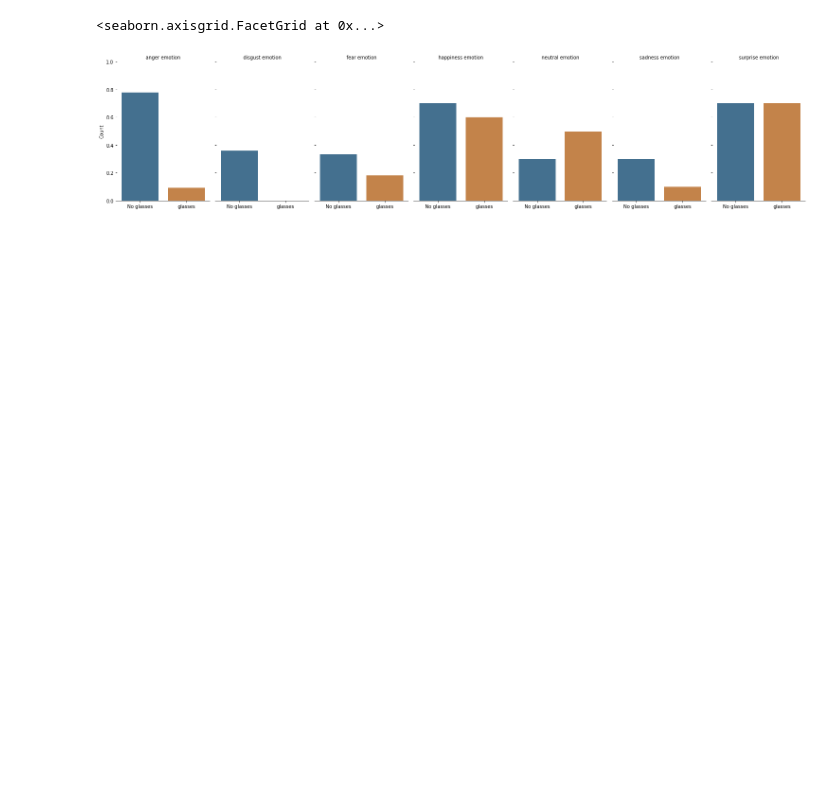
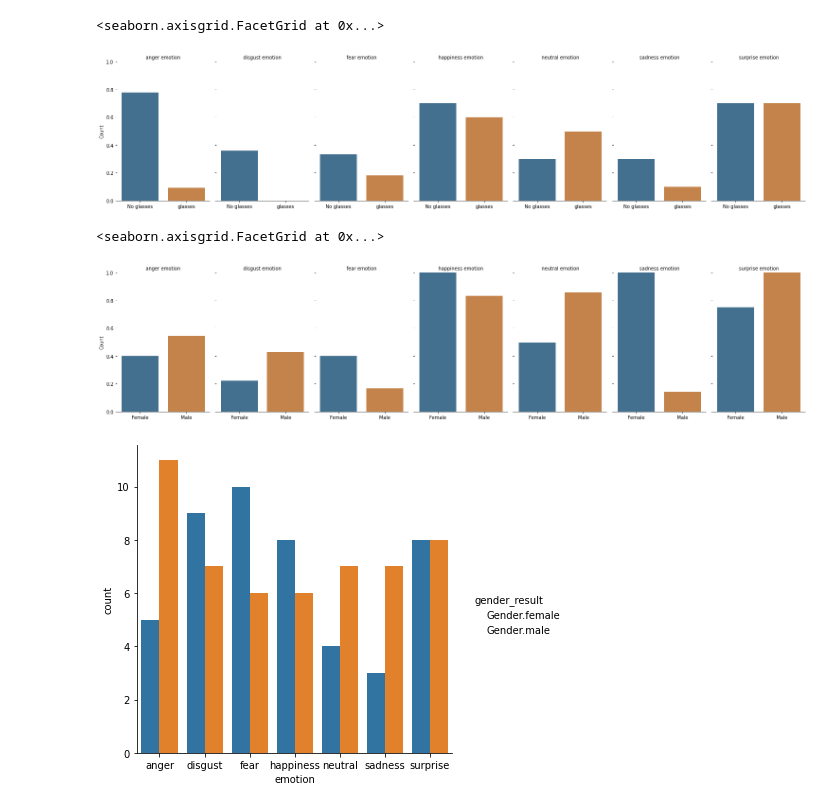
Before and after one commit to nagemnat/cs_face, a Jupyter notebook: emotions.ipynb, the cells around one changed output. Drawn from its saved outputs; the diff is of its cells as text; code cells hidden in the pictures; blank space fills up the shorter version.

```diff
--- a/emotions.ipynb
+++ b/emotions.ipynb
@@ -563,3 +566,18 @@ g = sns.catplot(x="glasses_actual", y="predicted", col="emotion",
 # %% [output]
 <seaborn.axisgrid.FacetGrid at 0x...>
 [figure]
+# %%
+g = sns.catplot(x="gender_result", y="predicted", col="emotion",
+                data=new_df, saturation=.5,
+                kind="bar", ci=None, aspect=.6)
+(g.set_axis_labels("", "Count")
+  .set_xticklabels(["Female", "Male"])
+  .set_titles("{col_name} {col_var}")
+  .set(ylim=(0, 1))
+  .despine(left=True))
+
+sns.catplot(x = 'emotion', hue='gender_result', kind='count', data=new_df)
+# %% [output]
+<seaborn.axisgrid.FacetGrid at 0x...>
+[figure, added]
+[figure, added]
```
Also changed, not shown: parts of 3 cells of this notebook.
